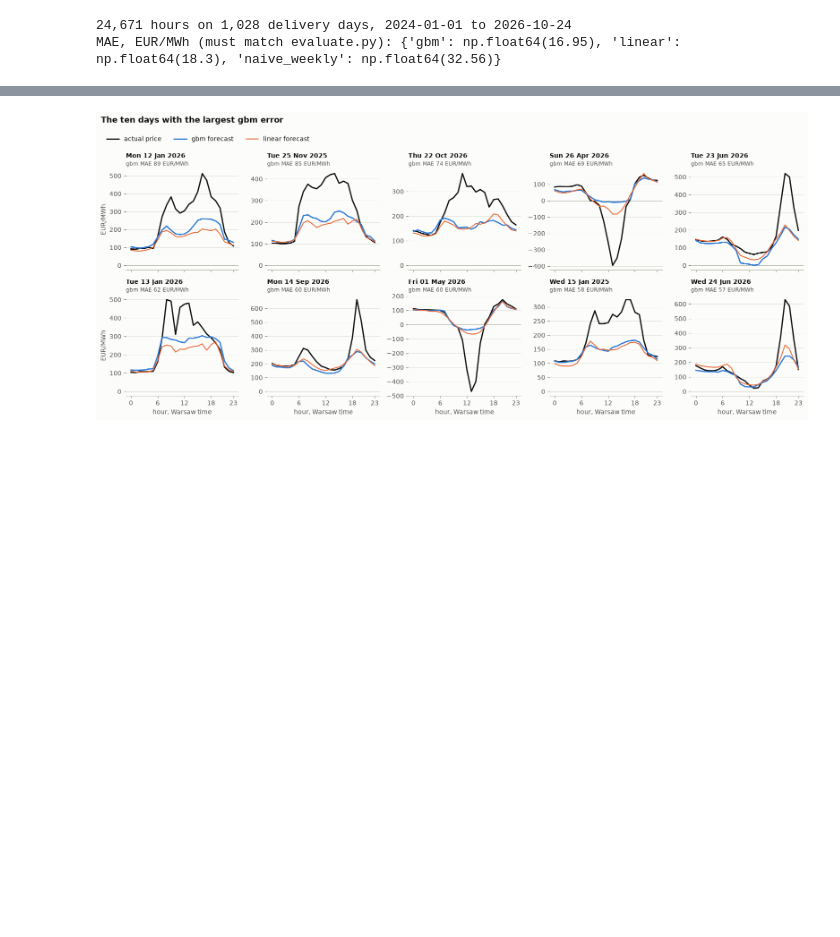
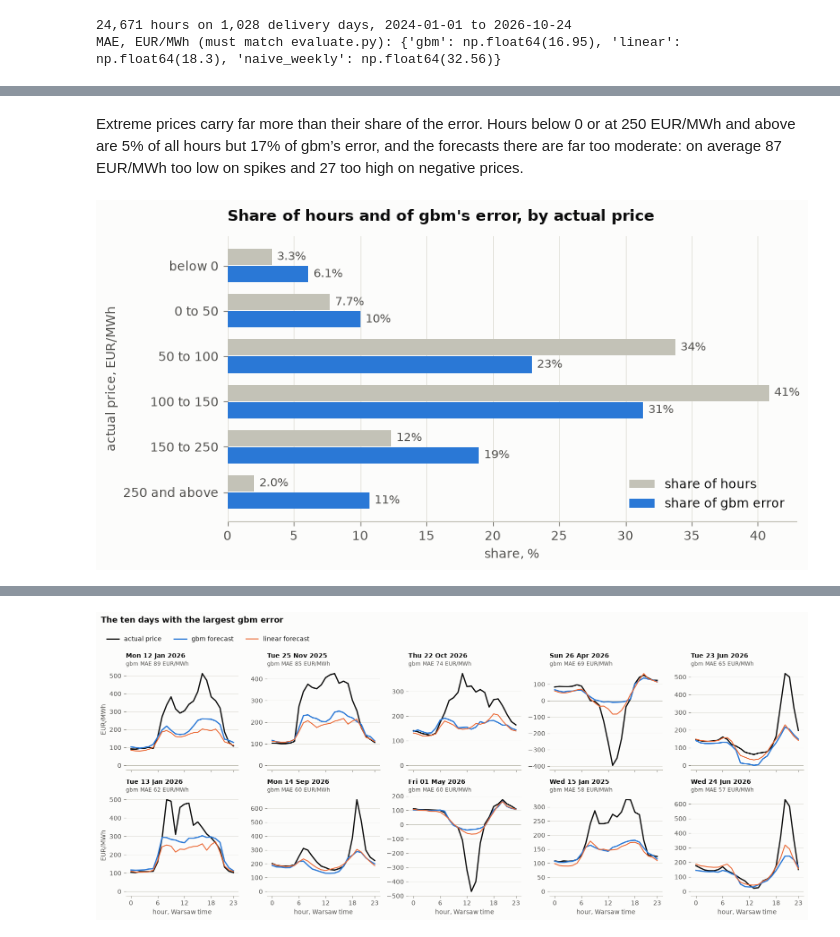
Before and after one commit to Tomek72/pl-dayahead, a Jupyter notebook: notebooks/02_post_mortem.ipynb, the cells around one changed output, grey strips where cells are left out. Cells and saved outputs as stored; diff of their text form; code cells hidden in the pictures; blank space fills up the shorter version.

```diff
--- a/notebooks/02_post_mortem.ipynb
+++ b/notebooks/02_post_mortem.ipynb
@@ -188,0 +275,16 @@ gbm lead over linear: 1.35 EUR/MWh per hour (the MAE gap in evaluate.py)
+# %%
+BANDS = [-np.inf, 0, 50, 100, 150, 250, np.inf]
+LABELS = ['below 0', '0 to 50', '50 to 100', '100 to 150', '150 to 250', '250 and above']
+# right=False makes each band include its lower edge: 0 goes in '0 to 50', 250 in '250 and above'.
+wide['band'] = pd.cut(wide['actual'], BANDS, labels=LABELS, right=False)
+
+by_band = wide.groupby('band', observed=False)
+regimes = pd.DataFrame({
+    'share of hours (%)': 100 * by_band.size() / len(wide),
+    'share of gbm error (%)': 100 * by_band['abs_gbm'].sum() / wide['abs_gbm'].sum(),
+    'gbm miss': by_band['abs_gbm'].mean(),
+    'linear model miss': by_band['abs_linear'].mean(),
+    'gbm forecast minus price': by_band['err_gbm'].mean(),
+    'linear forecast minus price': by_band['err_linear'].mean(),
+}).rename_axis('actual price, EUR/MWh')
+regimes.style.format('{:.1f}').set_caption('Error by actual price; misses and forecast minus price are averages in EUR/MWh')
@@ -188,0 +301,31 @@ gbm lead over linear: 1.35 EUR/MWh per hour (the MAE gap in evaluate.py)
+# %% [markdown]
+Extreme prices carry far more than their share of the error. Hours below 0 or at 250 EUR/MWh and above are 5% of all hours but 17% of gbm’s error, and the forecasts there are far too moderate: on average 87 EUR/MWh too low on spikes and 27 too high on negative prices.
+# %%
+# Chart 3: share of hours and share of gbm's error in each price band.
+fig, ax = plt.subplots(figsize=(8, 4.2))
+y = np.arange(len(LABELS))
+h = 0.36  # bar thickness; the two bars of a band sit just above and below its centre line
+hours_bars = ax.barh(y - h / 2 - 0.01, regimes['share of hours (%)'], height=h, color=BASELINE, label='share of hours')
+error_bars = ax.barh(y + h / 2 + 0.01, regimes['share of gbm error (%)'], height=h, color=SERIES['gbm'],
+                     label='share of gbm error')
+
+# Write each value at the end of its bar, in text colour (never the bar colour).
+for bars in (hours_bars, error_bars):
+    for bar in bars:
+        value = bar.get_width()
+        text = f'{value:.1f}%' if value < 10 else f'{value:.0f}%'  # a decimal for small shares, so 0.3% is not shown as 0%
+        ax.text(value + 0.4, bar.get_y() + bar.get_height() / 2, text, va='center', fontsize=9, color=INK_2)
+
+ax.set_yticks(y, LABELS)
+ax.invert_yaxis()  # lowest prices at the top, reading downward like the table
+ax.grid(axis='y', visible=False)
+ax.grid(axis='x', visible=True)
+ax.set_xlabel('share, %')
+ax.set_ylabel('actual price, EUR/MWh')
+ax.set_title("Share of hours and of gbm's error, by actual price")
+ax.legend(loc='lower right')
+fig.tight_layout()
+fig.savefig(FIG_DIR / 'error_by_price_level.png', dpi=150)
+plt.show()
+# %% [output]
+[figure, added]
```
Also changed, not shown: parts of 39 cells of this notebook, 1 other file.
